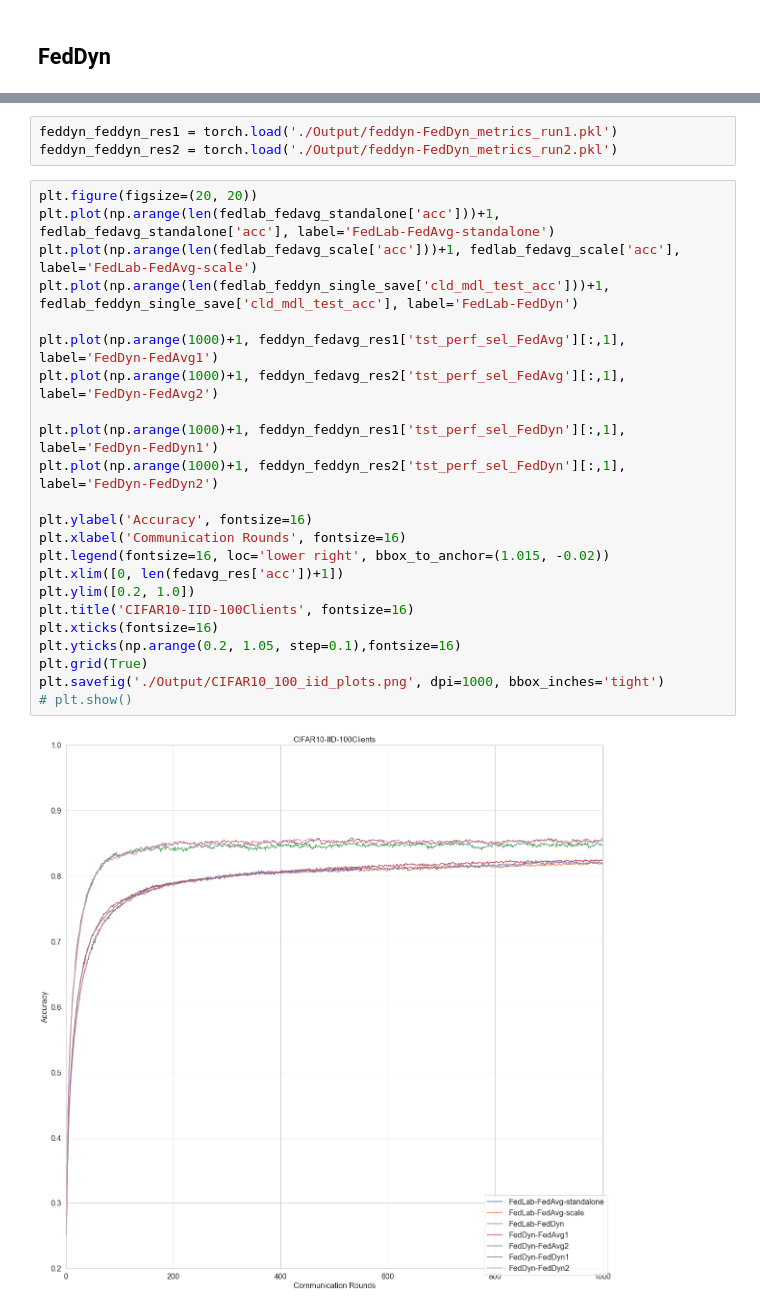
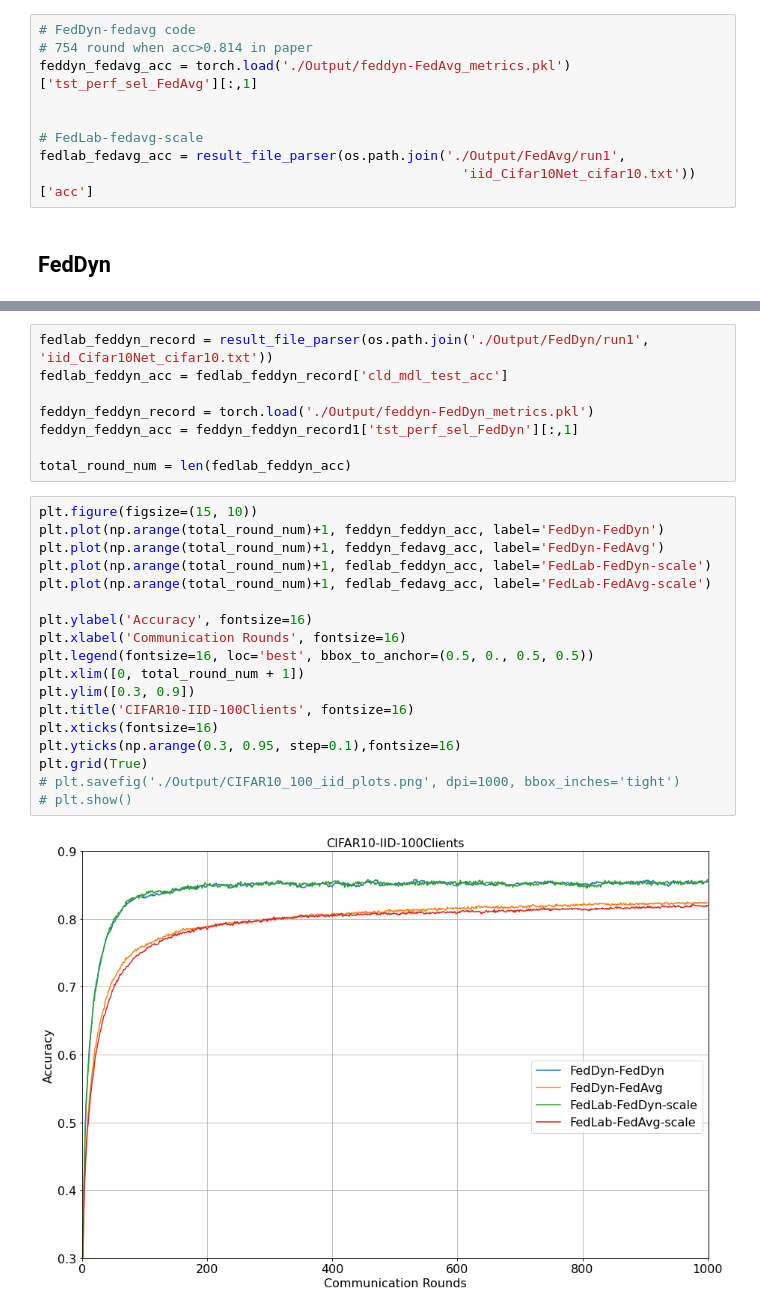
Before and after one commit to SMILELab-FL/FedLab-benchmarks, a Jupyter notebook: fedlab_benchmarks/feddyn/try-feddyn.ipynb, the cells around one changed output, grey strips where cells are left out. Saved outputs shown, nothing was run; the diff lists cells and outputs as text.

Commit message:
add feddyn-fedlab scale result from machine14

```diff
--- a/fedlab_benchmarks/feddyn/try-feddyn.ipynb
+++ b/fedlab_benchmarks/feddyn/try-feddyn.ipynb
@@ -144,2 +60,11 @@ plt.savefig('./Output/FedAvg_CIFAR10_100_iid_plots.png', dpi=600, bbox_inches='t
+# %%
+# FedDyn-fedavg code
+# 754 round when acc>0.814 in paper
+feddyn_fedavg_acc = torch.load('./Output/feddyn-FedAvg_metrics.pkl')['tst_perf_sel_FedAvg'][:,1]
+
+
+# FedLab-fedavg-scale
+fedlab_fedavg_acc = result_file_parser(os.path.join('./Output/FedAvg/run1',
+                                                      'iid_Cifar10Net_cifar10.txt'))['acc']
 # %% [markdown]
 ## FedDyn
@@ -158,28 +71,28 @@ fedlab_feddyn_single_save = result_file_parser(os.path.join('./Output/', 'FedDyn
-# %%
-feddyn_feddyn_res1 = torch.load('./Output/feddyn-FedDyn_metrics_run1.pkl')
-feddyn_feddyn_res2 = torch.load('./Output/feddyn-FedDyn_metrics_run2.pkl')
+# %%
+fedlab_feddyn_record = result_file_parser(os.path.join('./Output/FedDyn/run1', 'iid_Cifar10Net_cifar10.txt'))
+fedlab_feddyn_acc = fedlab_feddyn_record['cld_mdl_test_acc']
+
+feddyn_feddyn_record = torch.load('./Output/feddyn-FedDyn_metrics.pkl')
+feddyn_feddyn_acc = feddyn_feddyn_record1['tst_perf_sel_FedDyn'][:,1]
+
+total_round_num = len(fedlab_feddyn_acc)
 # %%
-plt.figure(figsize=(20, 20))
-plt.plot(np.arange(len(fedlab_fedavg_standalone['acc']))+1, fedlab_fedavg_standalone['acc'], label='FedLab-FedAvg-standalone')
-plt.plot(np.arange(len(fedlab_fedavg_scale['acc']))+1, fedlab_fedavg_scale['acc'], label='FedLab-FedAvg-scale')
-plt.plot(np.arange(len(fedlab_feddyn_single_save['cld_mdl_test_acc']))+1, fedlab_feddyn_single_save['cld_mdl_test_acc'], label='FedLab-FedDyn')
-
-plt.plot(np.arange(1000)+1, feddyn_fedavg_res1['tst_perf_sel_FedAvg'][:,1], label='FedDyn-FedAvg1')
-plt.plot(np.arange(1000)+1, feddyn_fedavg_res2['tst_perf_sel_FedAvg'][:,1], label='FedDyn-FedAvg2')
-
-plt.plot(np.arange(1000)+1, feddyn_feddyn_res1['tst_perf_sel_FedDyn'][:,1], label='FedDyn-FedDyn1')
-plt.plot(np.arange(1000)+1, feddyn_feddyn_res2['tst_perf_sel_FedDyn'][:,1], label='FedDyn-FedDyn2')
+plt.figure(figsize=(15, 10))
+plt.plot(np.arange(total_round_num)+1, feddyn_feddyn_acc, label='FedDyn-FedDyn')
+plt.plot(np.arange(total_round_num)+1, feddyn_fedavg_acc, label='FedDyn-FedAvg')
+plt.plot(np.arange(total_round_num)+1, fedlab_feddyn_acc, label='FedLab-FedDyn-scale')
+plt.plot(np.arange(total_round_num)+1, fedlab_fedavg_acc, label='FedLab-FedAvg-scale')
 
 plt.ylabel('Accuracy', fontsize=16)
 plt.xlabel('Communication Rounds', fontsize=16)
-plt.legend(fontsize=16, loc='lower right', bbox_to_anchor=(1.015, -0.02))
-plt.xlim([0, len(fedavg_res['acc'])+1])
-plt.ylim([0.2, 1.0])
+plt.legend(fontsize=16, loc='best', bbox_to_anchor=(0.5, 0., 0.5, 0.5))
+plt.xlim([0, total_round_num + 1])
+plt.ylim([0.3, 0.9])
 plt.title('CIFAR10-IID-100Clients', fontsize=16)
 plt.xticks(fontsize=16)
-plt.yticks(np.arange(0.2, 1.05, step=0.1),fontsize=16)
+plt.yticks(np.arange(0.3, 0.95, step=0.1),fontsize=16)
 plt.grid(True)
-plt.savefig('./Output/CIFAR10_100_iid_plots.png', dpi=1000, bbox_inches='tight')
+# plt.savefig('./Output/CIFAR10_100_iid_plots.png', dpi=1000, bbox_inches='tight')
 # plt.show()
 # %% [output]
-[figure, old version]
+[figure, new version]
```
Also changed, not shown: parts of 29 cells of this notebook, 23 other files.
